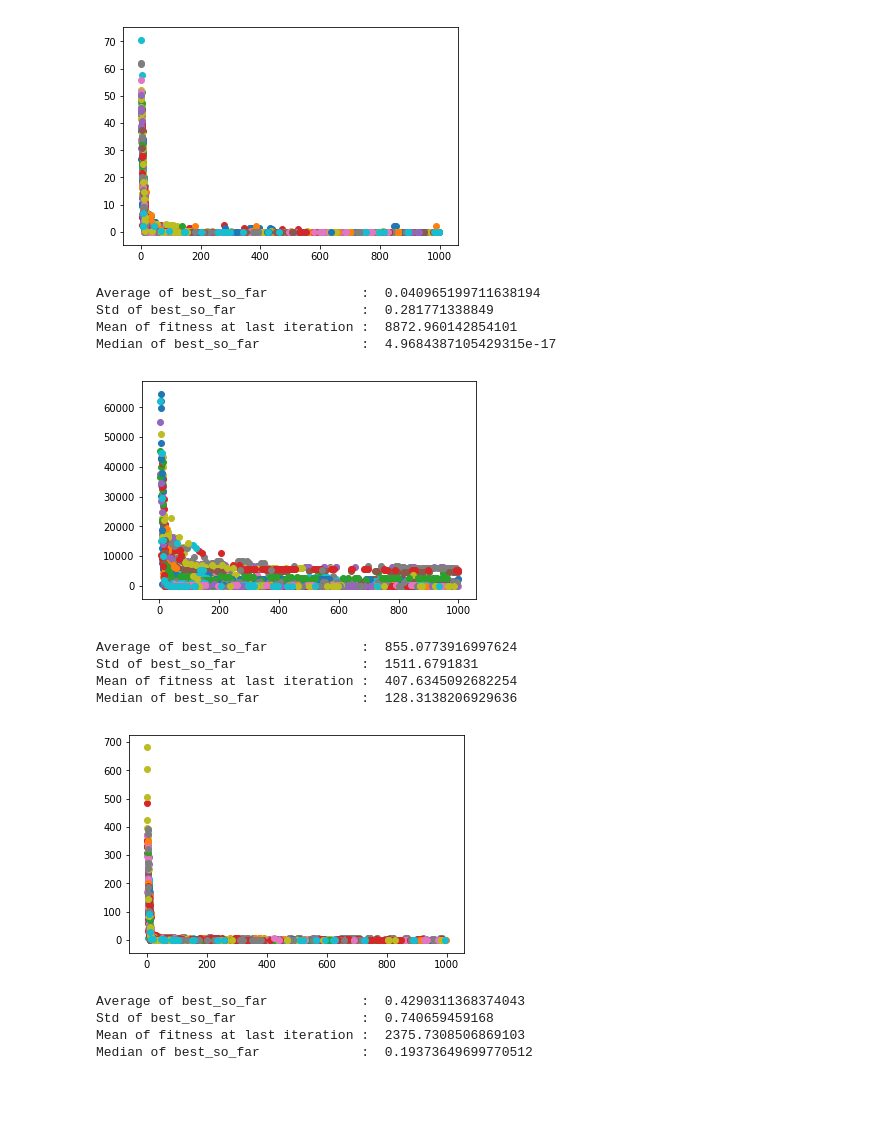
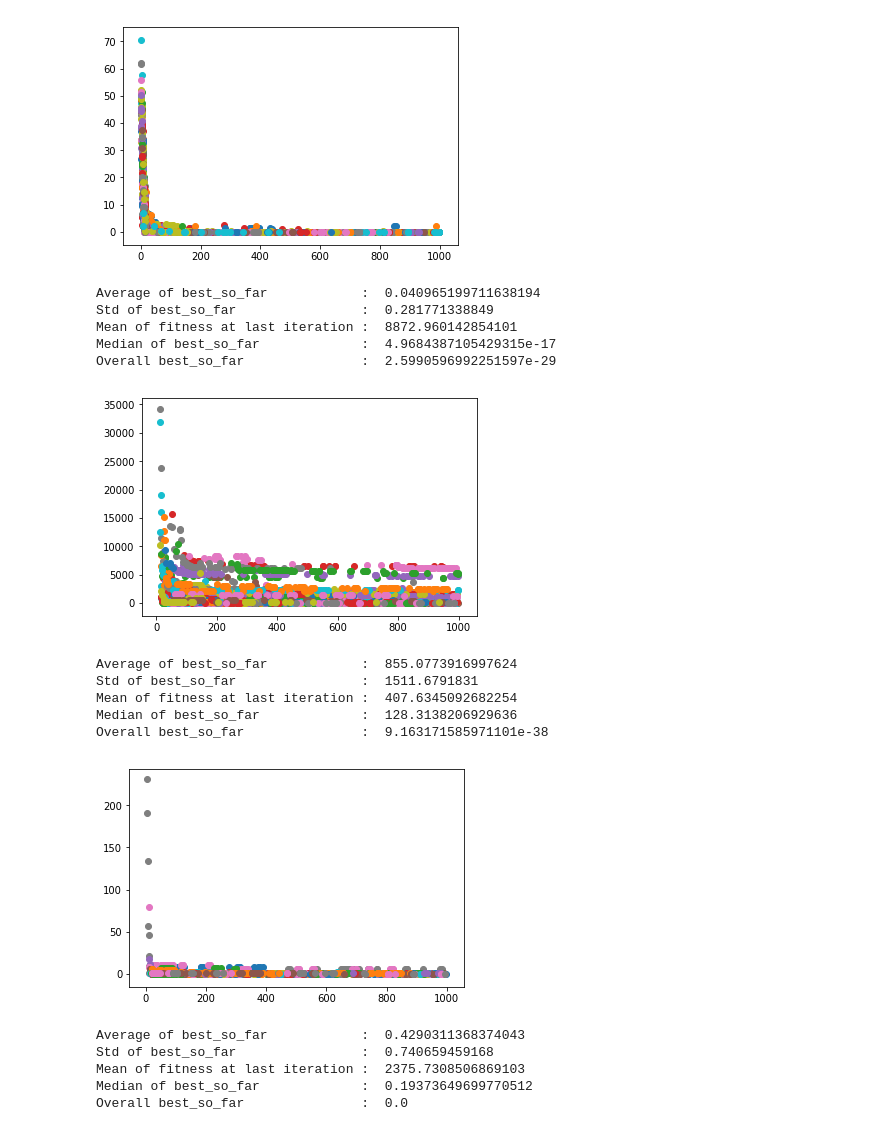
Before and after one commit to st9007a/optimizer, a Jupyter notebook: plot.ipynb, the cells around one changed output. Drawn from its saved outputs; the diff is of its cells as text; code cells hidden in the pictures; blank space fills up the shorter version.

```diff
--- a/plot.ipynb
+++ b/plot.ipynb
@@ -13,7 +13,7 @@ import pickle
 from pprint import pprint
 from statistics import median
 
-def show_result(file = 'results/GA_func1.pkl', clip = 20):
+def show_result(file = 'results/GA_func1.pkl', clip = 20, optima = 0):
 
     best_so_far = []
 
@@ -46,6 +46,7 @@ def show_result(file = 'results/GA_func1.pkl', clip = 20):
     print('Std of best_so_far                : ', np.std(best_so_far))
     print('Mean of fitness at last iteration : ', sum(res['mean_fitness_last_iter']) / len(res['mean_fitness_last_iter']))
     print('Median of best_so_far             : ', median(best_so_far))
+    print('Overall best_so_far               : ', min(best_so_far))
 
 
 show_result()
@@ -162,24 +180,27 @@ Median of best_so_far             :  -1.03160000056
 # %%
 show_result('results/GA_func1.pkl', 10)
-show_result('results/GA_func2.pkl', 10)
-show_result('results/GA_func3.pkl', 10)
+show_result('results/GA_func2.pkl', 15)
+show_result('results/GA_func3.pkl', 20)
 show_result('results/GA_func4.pkl', 10)
 # %% [output]
 [figure]
 Average of best_so_far            :  0.040965199711638194
 Std of best_so_far                :  0.281771338849
 Mean of fitness at last iteration :  8872.960142854101
 Median of best_so_far             :  4.9684387105429315e-17
+Overall best_so_far               :  2.5990596992251597e-29
-[figure, old version]
+[figure, new version]
 Average of best_so_far            :  855.0773916997624
 Std of best_so_far                :  1511.6791831
 Mean of fitness at last iteration :  407.6345092682254
 Median of best_so_far             :  128.3138206929636
+Overall best_so_far               :  9.163171585971101e-38
-[figure, old version]
+[figure, new version]
 Average of best_so_far            :  0.4290311368374043
 Std of best_so_far                :  0.740659459168
 Mean of fitness at last iteration :  2375.7308506869103
 Median of best_so_far             :  0.19373649699770512
+Overall best_so_far               :  0.0
 [figure]
 Average of best_so_far            :  2.0219965468025722
 Std of best_so_far                :  0.474612998384
```
Also changed, not shown: parts of 7 cells of this notebook.
